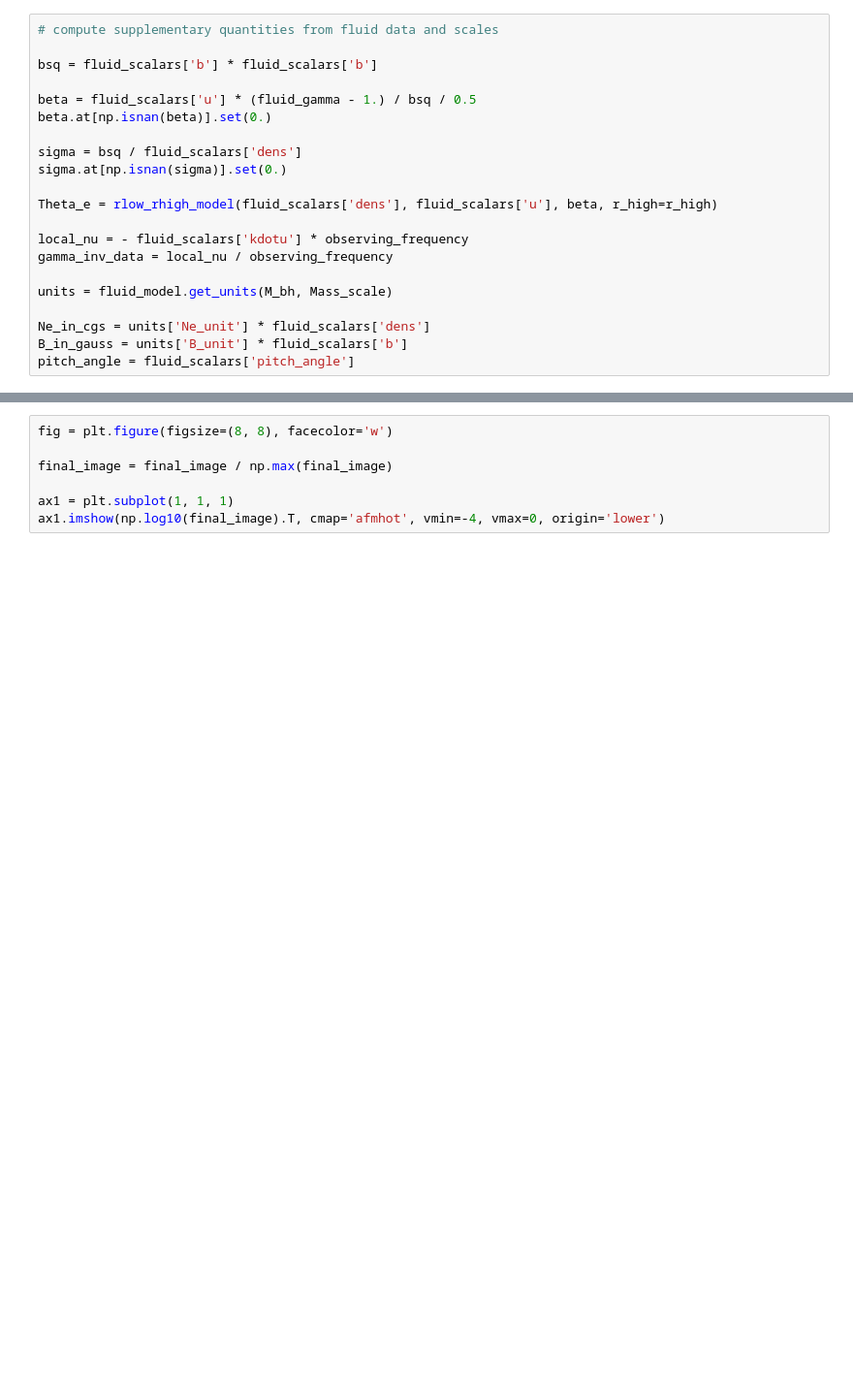
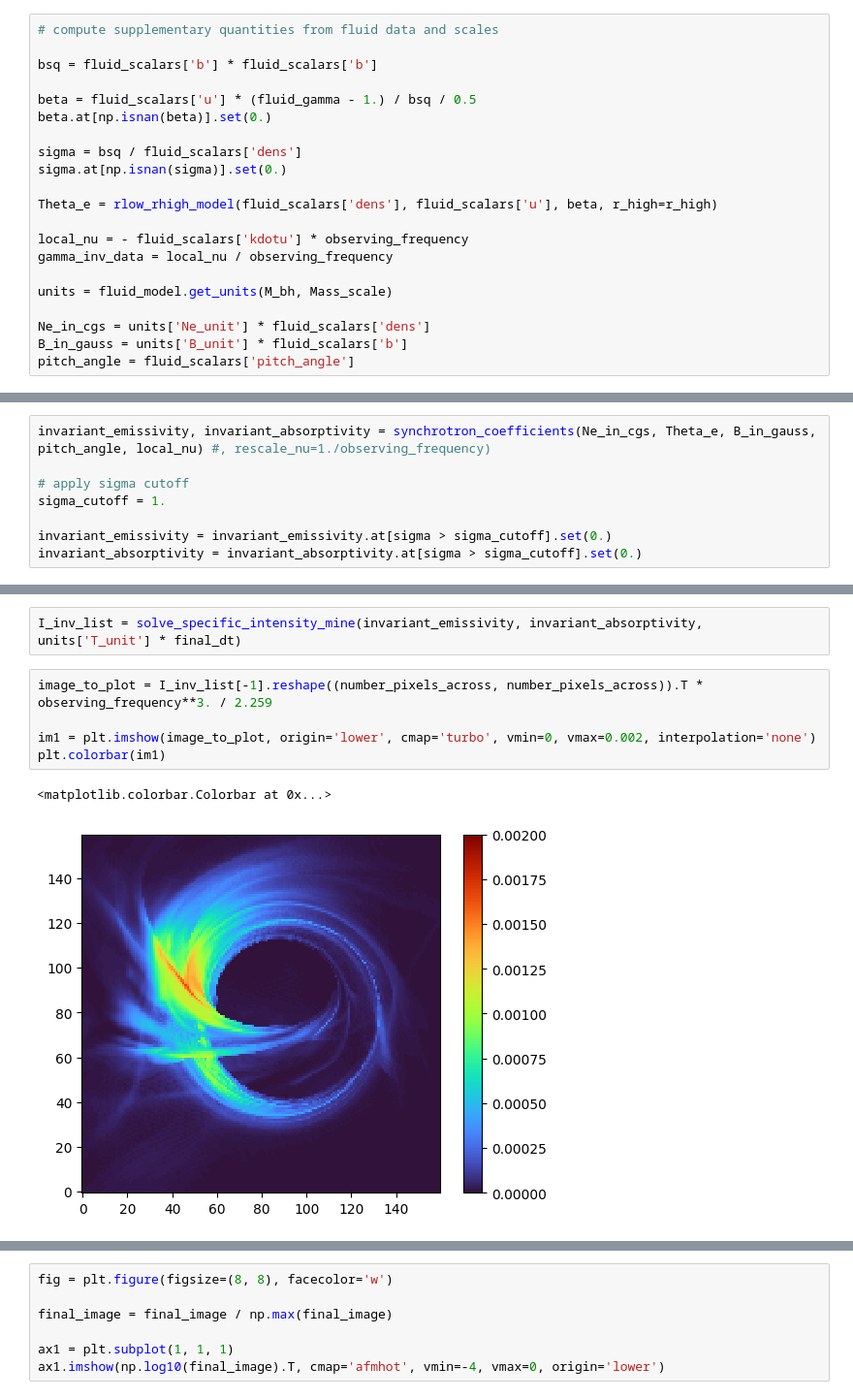
Before and after one commit to liamedeiros/Mahakala, a Jupyter notebook: demos/grmhd.ipynb, the cells around one changed output, grey strips where cells are left out. Shown at 97% size. Saved outputs shown, nothing was run; the diff lists cells and outputs as text; blank space fills up the shorter version.

```diff
--- a/demos/grmhd.ipynb
+++ b/demos/grmhd.ipynb
@@ -68,0 +76,8 @@ final_image = final_I[-1].reshape((number_pixels_across, number_pixels_across))
+# %%
+invariant_emissivity, invariant_absorptivity = synchrotron_coefficients(Ne_in_cgs, Theta_e, B_in_gauss, pitch_angle, local_nu) #, rescale_nu=1./observing_frequency)
+
+# apply sigma cutoff
+sigma_cutoff = 1.
+
+invariant_emissivity = invariant_emissivity.at[sigma > sigma_cutoff].set(0.)
+invariant_absorptivity = invariant_absorptivity.at[sigma > sigma_cutoff].set(0.)
@@ -68,0 +160,10 @@ final_image = final_I[-1].reshape((number_pixels_across, number_pixels_across))
+# %%
+I_inv_list = solve_specific_intensity_mine(invariant_emissivity, invariant_absorptivity, units['T_unit'] * final_dt)
+# %%
+image_to_plot = I_inv_list[-1].reshape((number_pixels_across, number_pixels_across)).T * observing_frequency**3. / 2.259
+
+im1 = plt.imshow(image_to_plot, origin='lower', cmap='turbo', vmin=0, vmax=0.002, interpolation='none')
+plt.colorbar(im1)
+# %% [output]
+<matplotlib.colorbar.Colorbar at 0x...>
+[figure, added]
```
Also changed, not shown: parts of 31 cells of this notebook, 1 other file.
